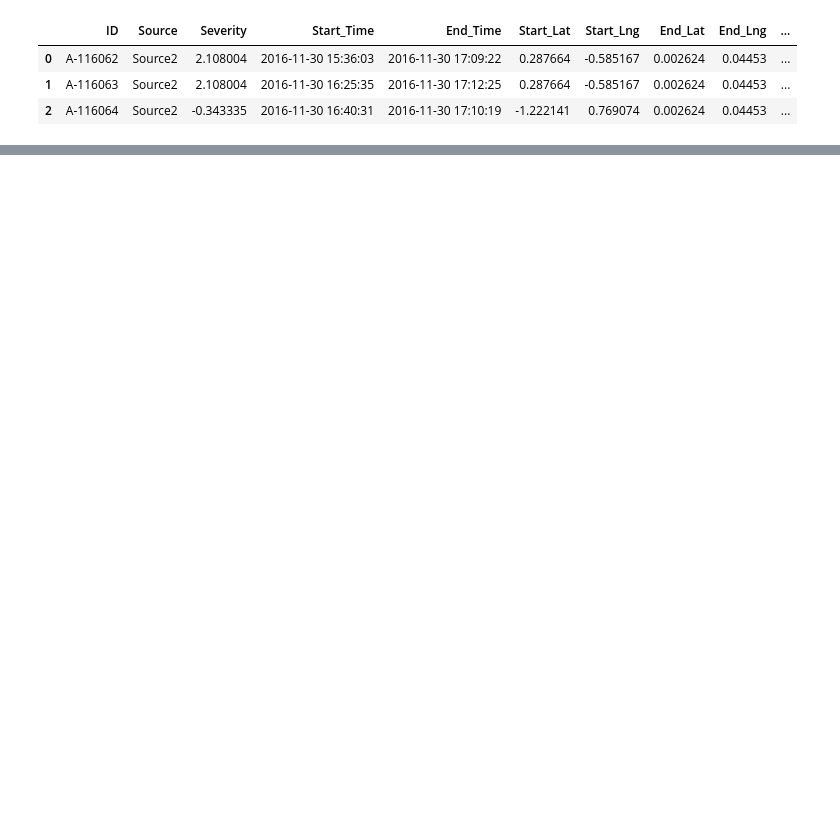
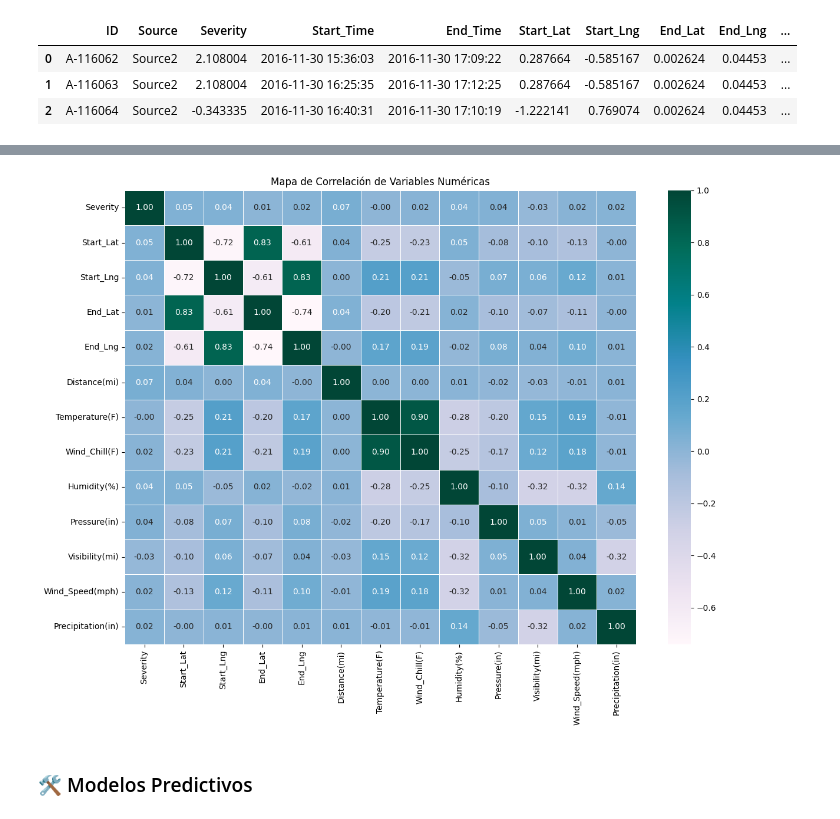
Before and after one commit to edegraciab/final_project, a Jupyter notebook: notebooks/03.EDA_FL.ipynb, the cells around one changed output, grey strips where cells are left out. Saved outputs shown, nothing was run; the diff lists cells and outputs as text; code cells hidden in the pictures; blank space fills up the shorter version.

```diff
--- a/notebooks/03.EDA_FL.ipynb
+++ b/notebooks/03.EDA_FL.ipynb
@@ -283,0 +374,12 @@ traffic_accidents_scaled.describe()
+# %%
+# Mapa de correlación para las variables numéricas
+corr_matrix = df_encoded[number_columns].corr()
+
+plt.figure(figsize=(14, 10))
+sns.heatmap(corr_matrix, annot=True, cmap='PuBuGn', fmt='.2f', linewidths=0.5)
+plt.title('Mapa de Correlación de Variables Numéricas')
+plt.show()
+# %% [output]
+[figure, added]
+# %% [markdown]
+### 🛠️ Modelos Predictivos
```
Also changed, not shown: parts of 17 cells of this notebook, 2 other files.
